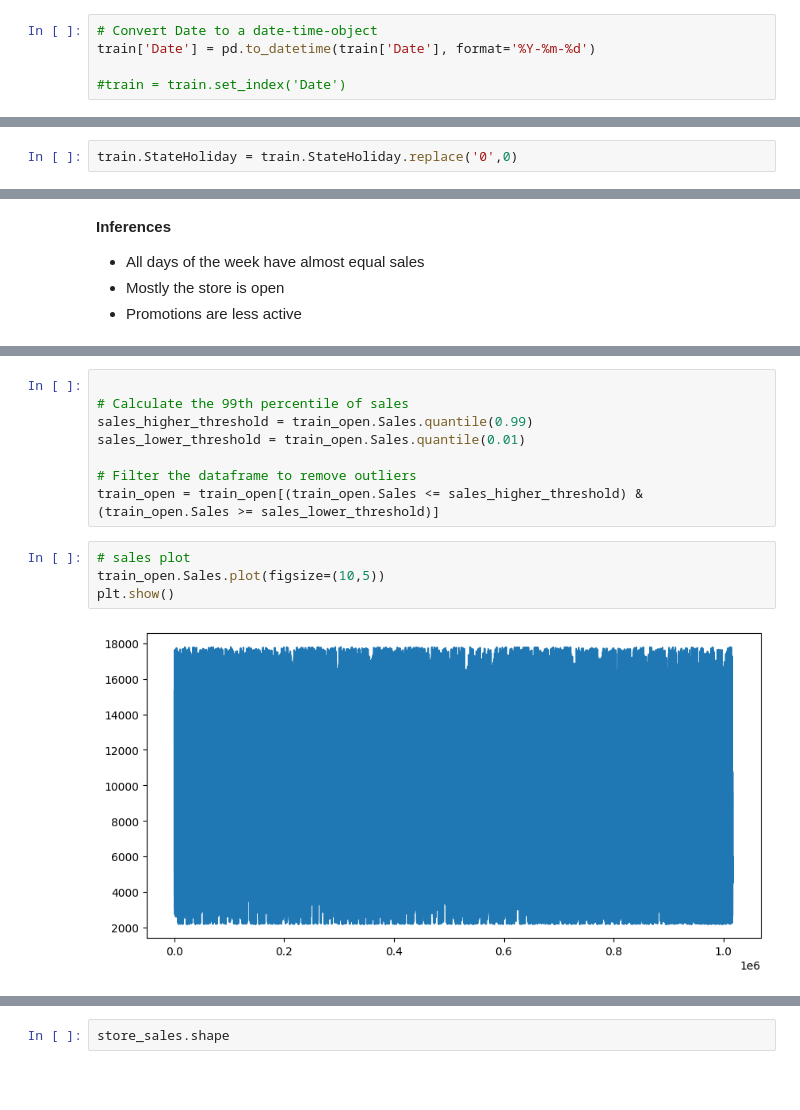
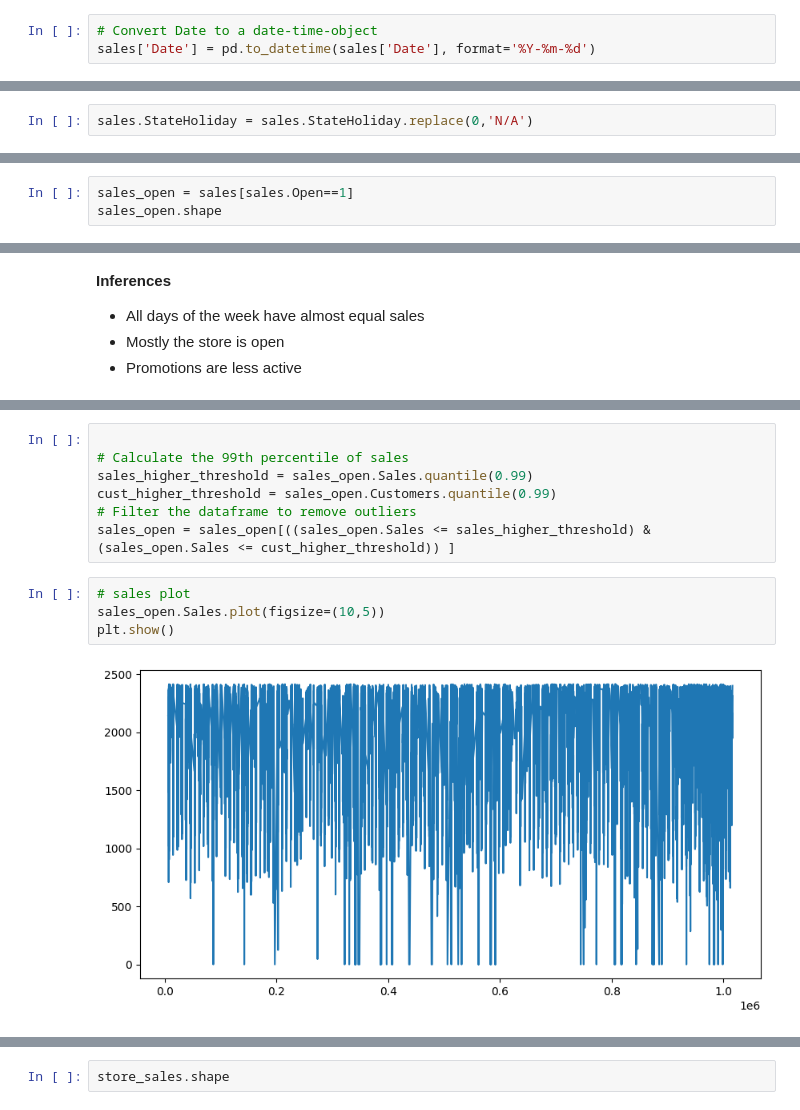
Before and after one commit to chitra-psg/rossmann_sales_prediction, a Jupyter notebook: Rossman_Sales_Prediction.ipynb, the cells around one changed output, grey strips where cells are left out. Drawn from its saved outputs; the diff is of its cells as text; blank space fills up the shorter version.

```diff
--- a/Rossman_Sales_Prediction.ipynb
+++ b/Rossman_Sales_Prediction.ipynb
@@ -186,7 +213,5 @@ dtypes: int64(7), object(2)
 memory usage: 69.8+ MB
 # %%
 # Convert Date to a date-time-object
-train['Date'] = pd.to_datetime(train['Date'], format='%Y-%m-%d')
-
-#train = train.set_index('Date')
+sales['Date'] = pd.to_datetime(sales['Date'], format='%Y-%m-%d')
 # %%
@@ -194,5 +219,5 @@ train.StateHoliday.unique()
 # %% [output]
 array(['0', 'a', 'b', 'c', 0], dtype=object)
 # %%
-train.StateHoliday = train.StateHoliday.replace('0',0)
+sales.StateHoliday = sales.StateHoliday.replace(0,'N/A')
 # %%
@@ -227,0 +248,3 @@ train_open.shape
+# %%
+sales_open = sales[sales.Open==1]
+sales_open.shape
@@ -290,14 +314,13 @@ train_open.describe(percentiles=[0.90,0.95,0.99,0.01])
 # %%
 
 # Calculate the 99th percentile of sales
-sales_higher_threshold = train_open.Sales.quantile(0.99)
-sales_lower_threshold = train_open.Sales.quantile(0.01)
-
+sales_higher_threshold = sales_open.Sales.quantile(0.99)
+cust_higher_threshold = sales_open.Customers.quantile(0.99)
 # Filter the dataframe to remove outliers
-train_open = train_open[(train_open.Sales <= sales_higher_threshold) & (train_open.Sales >= sales_lower_threshold)]
+sales_open = sales_open[((sales_open.Sales <= sales_higher_threshold) & (sales_open.Sales <= cust_higher_threshold)) ]
 # %%
 # sales plot
-train_open.Sales.plot(figsize=(10,5))
+sales_open.Sales.plot(figsize=(10,5))
 plt.show()
 # %% [output]
-[figure, old version]
+[figure, new version]
```
Also changed, not shown: parts of 58 cells of this notebook.
